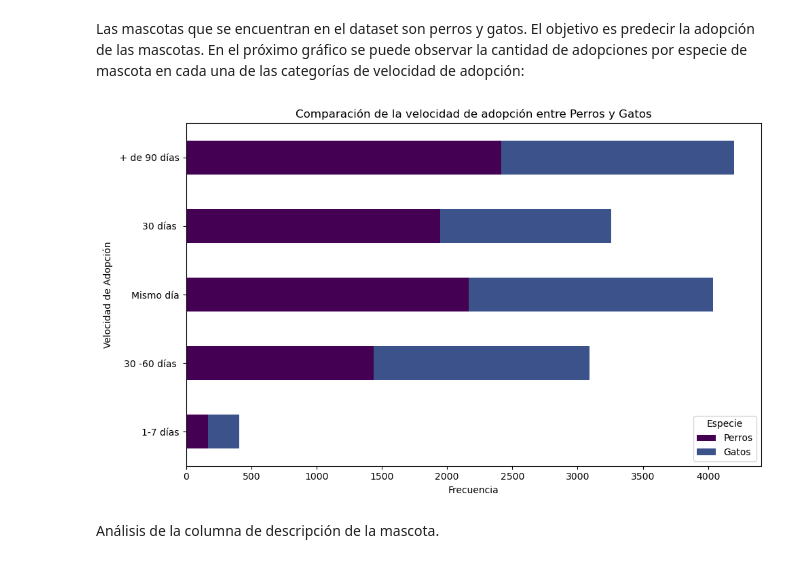
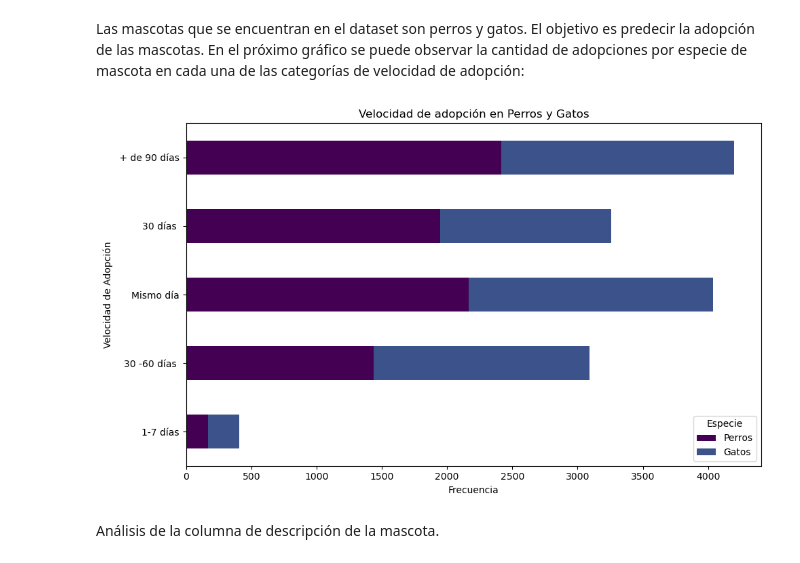
Before and after one commit to AdrianDVnqn/UA_MDM_Labo2_Grupo12, a Jupyter notebook: notebooks/EDA.ipynb, the cells around one changed output. Drawn from its saved outputs; the diff is of its cells as text; code cells hidden in the pictures.

```diff
--- a/notebooks/EDA.ipynb
+++ b/notebooks/EDA.ipynb
@@ -64,31 +71,31 @@ velocidad_de_adopcion= dict(zip(velocidad_de_adopcion, ['Mismo día', '1-7 días
 # %%
 # Crear un DataFrame con las frecuencias de AdoptionSpeed para perros y gatos
 
 dogs = dataset[dataset['Type'] == 1]
 cats = dataset[dataset['Type'] == 2]
 
 adoption_speed_counts = pd.DataFrame({
     'Perros': dogs['AdoptionSpeed'].value_counts().sort_index(),
     'Gatos': cats['AdoptionSpeed'].value_counts().sort_index()
 })
 
 # Crear el gráfico de barras apiladas con orientación horizontal
 adoption_speed_counts.plot(
     kind='barh',
     stacked=True,
     color=[plt.cm.viridis(i / 4) for i in range(5)],
     figsize=(10, 6),
-    title='Comparación de la velocidad de adopción entre Perros y Gatos'
+    title='Velocidad de adopción en Perros y Gatos'
 )
 
 plt.xlabel('Frecuencia')
 plt.ylabel('Velocidad de Adopción')
 plt.yticks(range(5), [velocidad_de_adopcion[i] for i in range(5)])
 plt.legend(title='Especie')
 plt.tight_layout()
 plt.show()
 # %% [output]
-[figure, old version]
+[figure, new version]
 # %% [markdown]
 Análisis de la columna de descripción de la mascota.
 # %%
```
Also changed, not shown: parts of 13 cells of this notebook.
